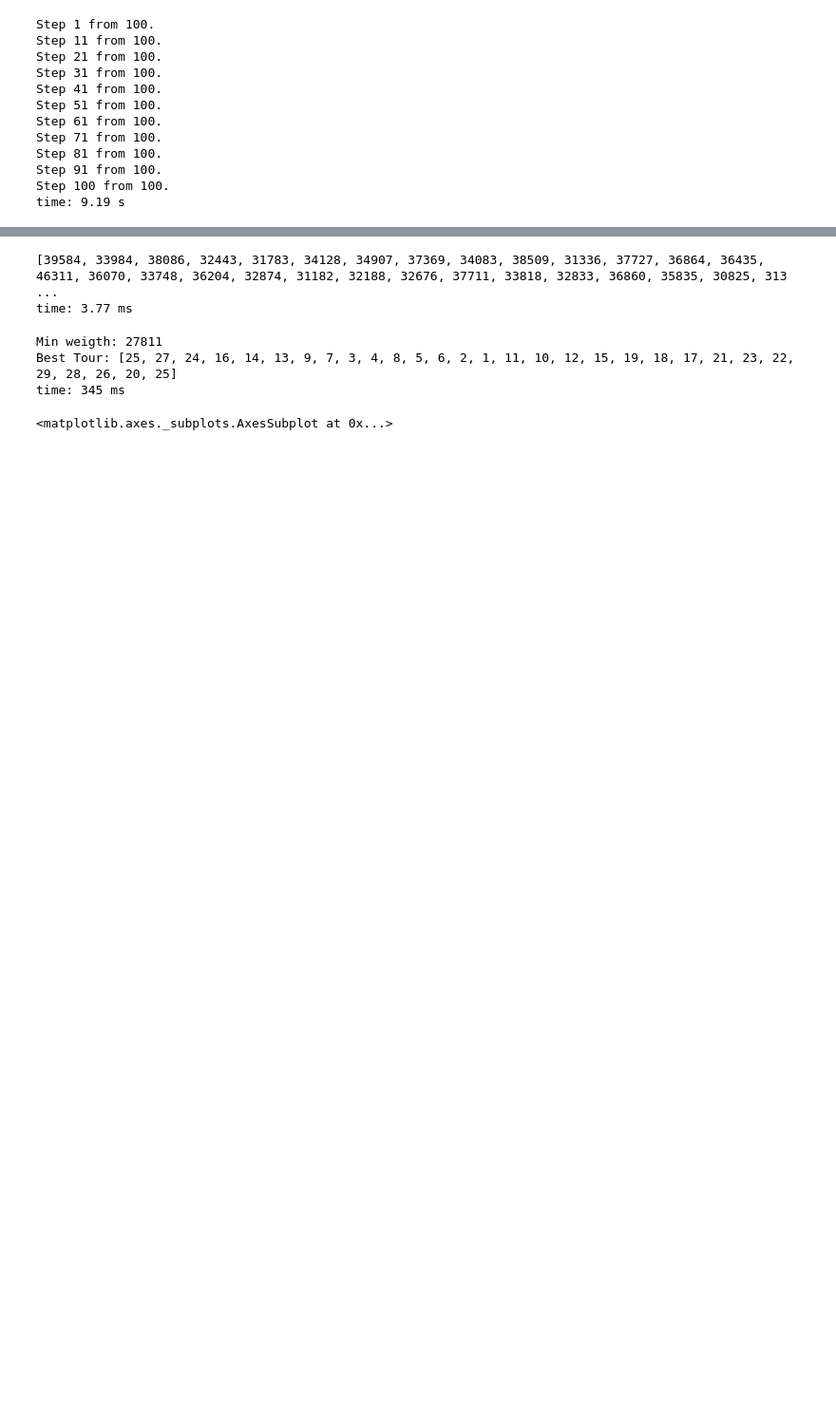
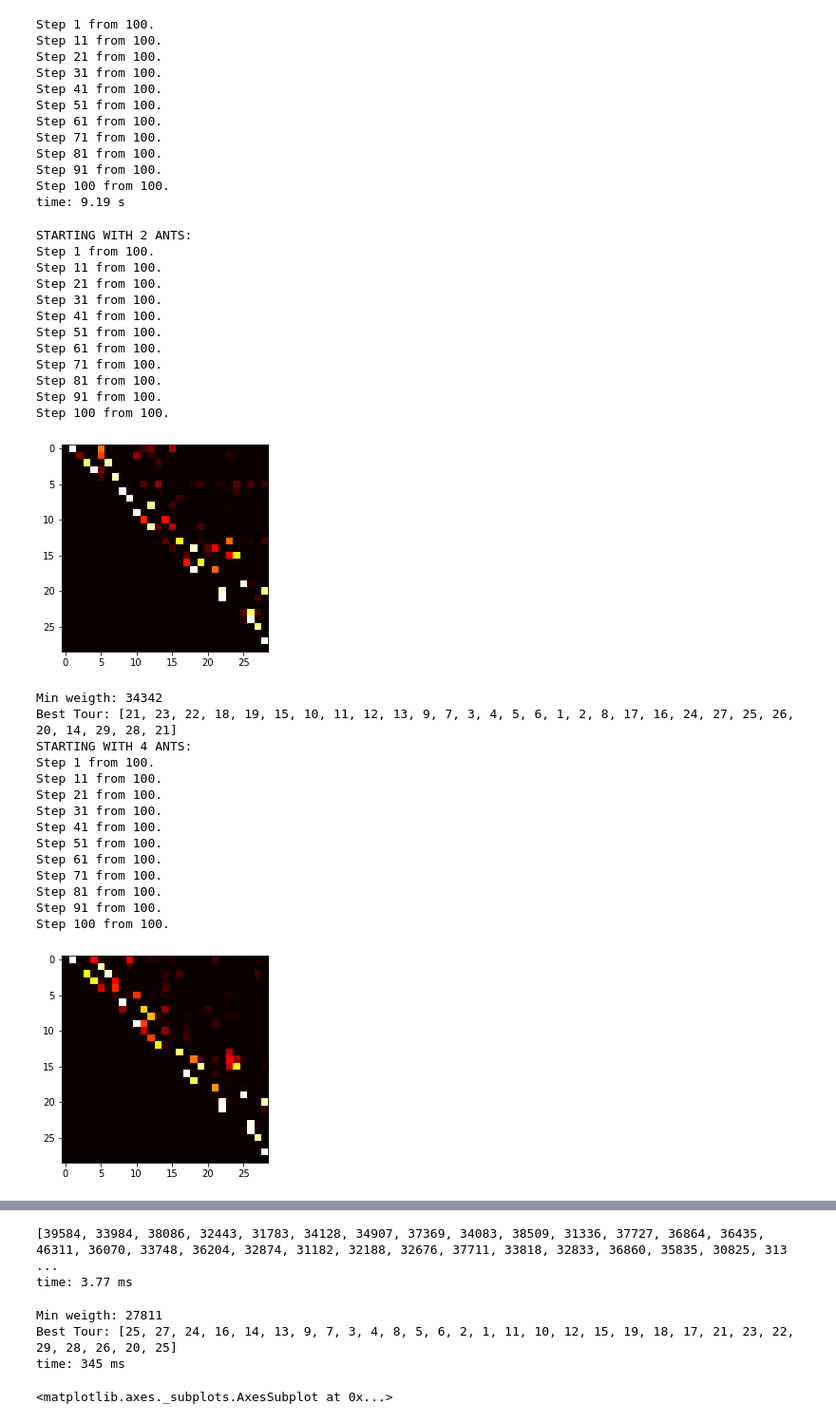
Before and after one commit to sejas/muia-multiagent-systems-tsp-aco, a Jupyter notebook: TSP - Multiagent Systems.ipynb, the cells around one changed output, grey strips where cells are left out. Shown at 95% size. Saved outputs shown, nothing was run; the diff lists cells and outputs as text; code cells hidden in the pictures; blank space fills up the shorter version.

```diff
--- a/TSP - Multiagent Systems.ipynb
+++ b/TSP - Multiagent Systems.ipynb
@@ -237,6 +237,6 @@ def ant_system(show=True):
         if step % int(STEPS/10) == 0:
             plot_pheromones(df,step=step+1, title="Step %s from %s."%(step+1,STEPS), show=show)
     # Plot last result
-    plot_pheromones(df,step=step+1, title="Step %s from %s."%(step+1,STEPS), show=show)
+    plot_pheromones(df,step=step+1, title="Step %s from %s."%(step+1,STEPS), show=True)
     return history_list, ants_list
 # %% [output]
@@ -244,13 +244,15 @@ time: 3.94 ms
 # %%
 M_ANTS = int(N) # Number of ants ~ to number of nodes (N)
-ALPHA = 1 # History coefficietn ~ 1
-BETA = 3 # 0,1,2,3,4,5,6 # Heuristic Coefficient [2,5]
-RO = 0.2# Evaporation rate # It's like cooling. A high value is similar to very decrease the temparature drastically and get stucked in a local optimum
-Q = 1*30000 # Pheromone change factor
-TAU_INITIAL = 1/70000 # Initial pheromone ~ 1/RO*C^nn ; C^nn is the length of the tour generated by the nearest neighbor heuristic
-STEPS = 100
+for m in N:
+    M_ANTS
+    ALPHA = 1 # History coefficietn ~ 1
+    BETA = 3 # 0,1,2,3,4,5,6 # Heuristic Coefficient [2,5]
+    RO = 0.2# Evaporation rate # It's like cooling. A high value is similar to very decrease the temparature drastically and get stucked in a local optimum
+    Q = 1*30000 # Pheromone change factor
+    TAU_INITIAL = 1/70000 # Initial pheromone ~ 1/RO*C^nn ; C^nn is the length of the tour generated by the nearest neighbor heuristic
+    STEPS = 100
 
-history_list, ants_list = ant_system(show=False)
+    history_list, ants_list = ant_system(show=False)
 # %% [output]
 Step 1 from 100.
 Step 11 from 100.
@@ -264,3 +266,53 @@ Step 81 from 100.
 Step 91 from 100.
 Step 100 from 100.
 time: 9.19 s
+# %%
+for m in range(1,N+1):
+    M_ANTS = 2*m # Number of ants ~ to number of nodes (N)
+    print("STARTING WITH %d ANTS:"%M_ANTS)
+    ALPHA = 1 # History coefficietn ~ 1
+    BETA = 3 # 0,1,2,3,4,5,6 # Heuristic Coefficient [2,5]
+    RO = 0.2# Evaporation rate # It's like cooling. A high value is similar to very decrease the temparature drastically and get stucked in a local optimum
+    Q = 1*30000 # Pheromone change factor
+    TAU_INITIAL = 1/70000 # Initial pheromone ~ 1/RO*C^nn ; C^nn is the length of the tour generated by the nearest neighbor heuristic
+    STEPS = 100
+
+    history_list, ants_list = ant_system(show=False)
+
+    #Results
+    all_ants_list = [ant for ants_step_list in history_list for ant in ants_step_list]
+    all_tours_weight_list = [a.tour_weight for a in all_ants_list]
+    pos_min = all_tours_weight_list.index(min(all_tours_weight_list))
+    print("Min weigth: %s"%all_tours_weight_list[pos_min])
+    best_ant = all_ants_list[pos_min]
+    best_tour = best_ant.tour
+    print("Best Tour: %s"%best_tour)
+# %% [output]
+STARTING WITH 2 ANTS:
+Step 1 from 100.
+Step 11 from 100.
+Step 21 from 100.
+Step 31 from 100.
+Step 41 from 100.
+Step 51 from 100.
+Step 61 from 100.
+Step 71 from 100.
+Step 81 from 100.
+Step 91 from 100.
+Step 100 from 100.
+[figure, added]
+Min weigth: 34342
+Best Tour: [21, 23, 22, 18, 19, 15, 10, 11, 12, 13, 9, 7, 3, 4, 5, 6, 1, 2, 8, 17, 16, 24, 27, 25, 26, 20, 14, 29, 28, 21]
+STARTING WITH 4 ANTS:
+Step 1 from 100.
+Step 11 from 100.
+Step 21 from 100.
+Step 31 from 100.
+Step 41 from 100.
+Step 51 from 100.
+Step 61 from 100.
+Step 71 from 100.
+Step 81 from 100.
+Step 91 from 100.
+Step 100 from 100.
+[figure, added]
```
Also changed, not shown: parts of 2 cells of this notebook, 1 other file.
